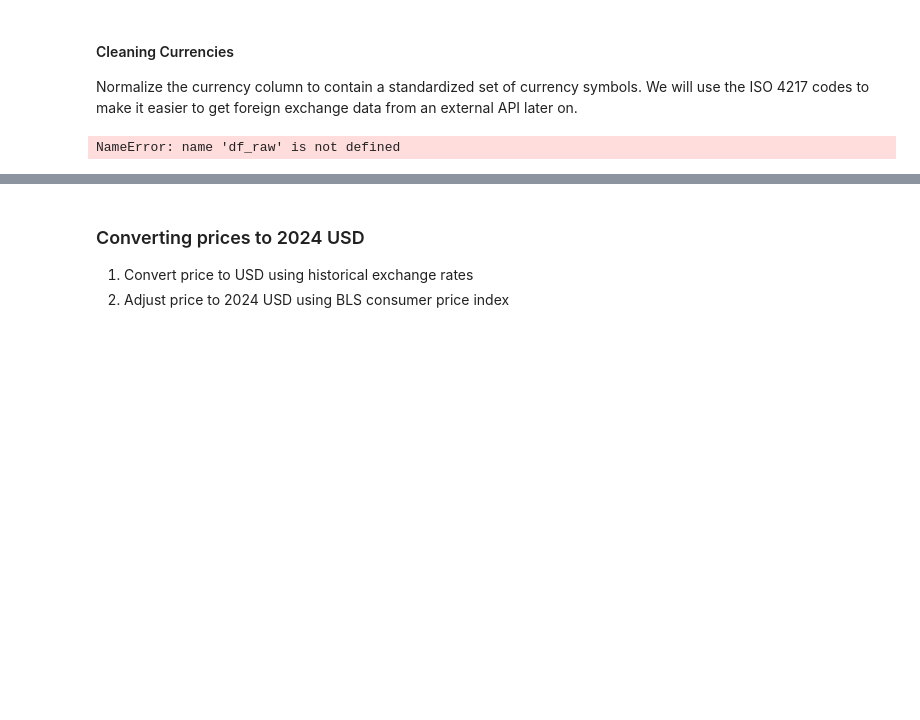
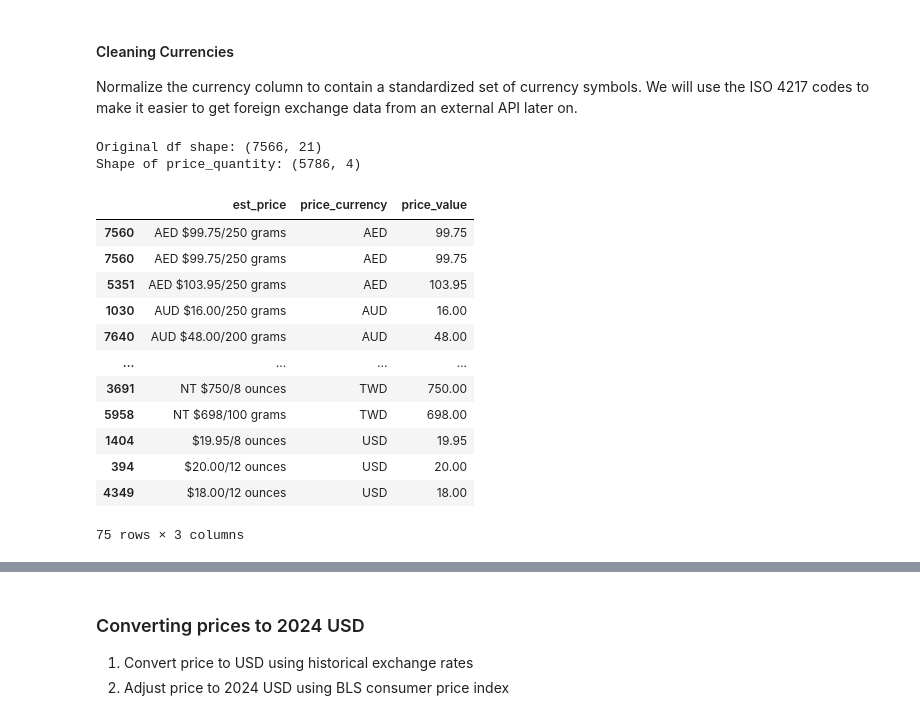
Before and after one commit to tynardone/coffee-review-analysis, a Jupyter notebook: notebooks/1_data_cleaning.ipynb, the cells around one changed output, grey strips where cells are left out. Saved outputs shown, nothing was run; the diff lists cells and outputs as text; code cells hidden in the pictures; blank space fills up the shorter version.

Commit message:
Updated quantity unit cleaning

```diff
--- a/notebooks/1_data_cleaning.ipynb
+++ b/notebooks/1_data_cleaning.ipynb
@@ -29,15 +32,3 @@ mpl.rcParams["figure.dpi"] = 300
 # %% [markdown]
 # 1. Import raw data <a id='import_data'></a>
 [Back to top](#table_of_contents)
-# %%
-# Read in raw data
-FILENAME = "09072024_reviews.csv"
-data_dir = Path("../data/raw/")
-
-file = data_dir / FILENAME
-
-if not file.exists():
-    raise FileNotFoundError(f"{file} not found.")
-
-df = pd.read_csv(file)
-df.head()
@@ -50,0 +35,7 @@ df.head()
+# %%
+# Read in raw data
+BASE_DIR = Path().resolve().parent
+DATA_DIR = BASE_DIR / "data"
+
+df_in = pd.read_csv(DATA_DIR / "raw" / "25072024_reviews.csv")
+df_in.info()
@@ -56,10 +65,10 @@ First step is to do some of the basic data checks and cleanup. This includes dro
 combining columns, cleaning up strings, and creating new columns.
 # %%
 # Cleanup column names
-df.columns = (
-    df.columns.str.strip().str.lower().str.replace(" ", "_").str.replace(".", "")
+df_in.columns = (
+    df_in.columns.str.strip().str.lower().str.replace(" ", "_").str.replace(".", "")
 )
 
-df.info()
+df_in.info()
 # %% [output]
 <class 'pandas.core.frame.DataFrame'>
@@ -138,7 +147,7 @@ def tweak_df(df: pd.DataFrame) -> pd.DataFrame:
     )
 
 
-reviews = tweak_df(df)
-reviews.info()
+df = tweak_df(df_in)
+df.info()
 # %% [output]
 <class 'pandas.core.frame.DataFrame'>
@@ -267,33 +301,52 @@ Normalize the currency column to contain a standardized set of currency symbols.
 # %%
 def clean_currency(df: pd.DataFrame) -> pd.DataFrame:
     """Standardize currencies to ISO 4217 codes."""
     price_currency = (
         df.price_currency.str.upper()
         .str.replace(r"^\$$", "USD", regex=True)
         .str.replace("PRICE: $", "USD")
         .str.replace("$", "")
         .str.replace("#", "GBP")
         .str.replace("¥", "JPY")
         .str.replace("£", "GBP")
+        .str.replace("€", "EUR")
         .str.replace("POUND", "GBP")
         .str.replace("PESOS", "MXN")
         .str.replace("RMB", "CNY")
+        .str.replace("EUROS", "EUR")
         .str.strip()
         .mask(lambda s: s == "US", "USD")
         .mask(lambda s: s == " ", "USD")
         .mask(lambda s: s == "E", "EUR")
         .mask(lambda s: s == "NTD", "TWD")
         .mask(lambda s: s == "NT", "TWD")
         .mask(lambda s: s == "", "USD")
         .mask(lambda s: s == "HK", "HKD")
         .str.strip()
     )
     return df.assign(price_currency=price_currency)
 
 
-df = df.pipe(tweak_df).pipe(price_quantity_split).pipe(clean_currency)
-df.loc[:, ["est_price", "price_currency"]].groupby("price_currency").sample(
-    3, replace=True
-)
+df = df_in.pipe(tweak_df).pipe(price_quantity_split).pipe(clean_currency)
+
+
+# Check that currencies make sense from original est_price column
+df.loc[:, ["est_price", "price_currency", "price_value"]].groupby(
+    "price_currency"
+).sample(3, replace=True)
 # %% [output]
-NameError: name 'df_raw' is not defined
+Original df shape: (7566, 21)
+Shape of price_quantity: (5786, 4)
+|  | est_price | price_currency | price_value |
+| 7560 | AED $99.75/250 grams | AED | 99.75 |
+| 7560 | AED $99.75/250 grams | AED | 99.75 |
+| 5351 | AED $103.95/250 grams | AED | 103.95 |
+| 1030 | AUD $16.00/250 grams | AUD | 16.00 |
+| 7640 | AUD $48.00/200 grams | AUD | 48.00 |
+| ... | ... | ... | ... |
+| 3691 | NT $750/8 ounces | TWD | 750.00 |
+| 5958 | NT $698/100 grams | TWD | 698.00 |
+| 1404 | $19.95/8 ounces | USD | 19.95 |
+| 394 | $20.00/12 ounces | USD | 20.00 |
+| 4349 | $18.00/12 ounces | USD | 18.00 |
+75 rows × 3 columns
```
Also changed, not shown: parts of 20 cells of this notebook, 8 other files.
